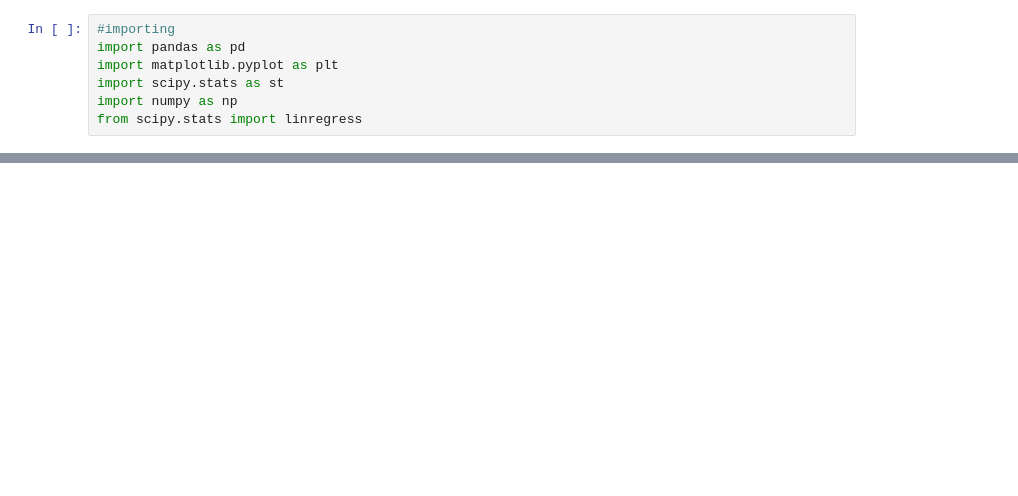
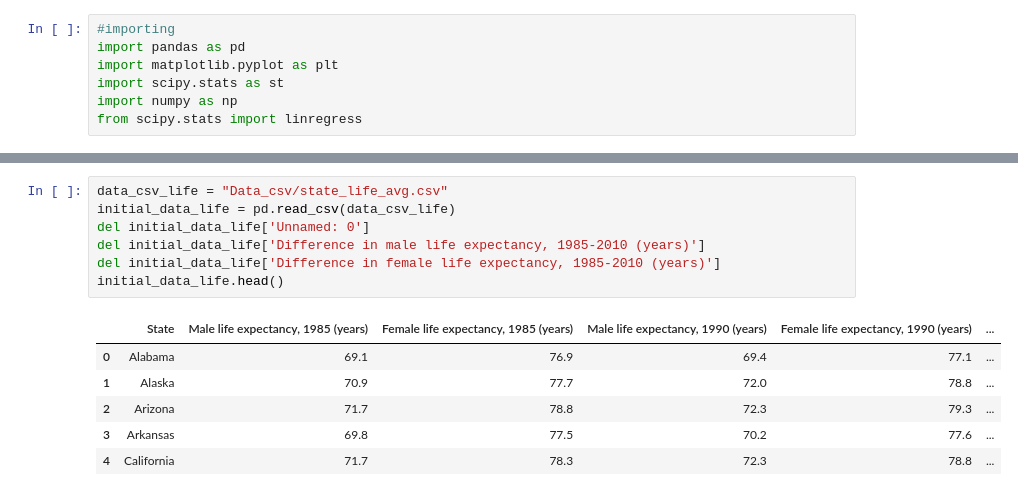
Before and after one commit to Mvillarreal88/State-of-Survival, a Jupyter notebook: Sandbox/Matthew/Linear Regression.ipynb, the cells around one changed output, grey strips where cells are left out. Drawn from its saved outputs; the diff is of its cells as text; blank space fills up the shorter version.

```diff
--- a/Sandbox/Matthew/Linear Regression.ipynb
+++ b/Sandbox/Matthew/Linear Regression.ipynb
@@ -39,0 +45,14 @@ initial_data.head()
+# %%
+data_csv_life = "Data_csv/state_life_avg.csv"
+initial_data_life = pd.read_csv(data_csv_life)
+del initial_data_life['Unnamed: 0']
+del initial_data_life['Difference in male life expectancy, 1985-2010 (years)']
+del initial_data_life['Difference in female life expectancy, 1985-2010 (years)']
+initial_data_life.head()
+# %% [output]
+|  | State | Male life expectancy, 1985 (years) | Female life expectancy, 1985 (years) | Male life expectancy, 1990 (years) | Female life expectancy, 1990 (years) | ... |
+| 0 | Alabama | 69.1 | 76.9 | 69.4 | 77.1 | ... |
+| 1 | Alaska | 70.9 | 77.7 | 72.0 | 78.8 | ... |
+| 2 | Arizona | 71.7 | 78.8 | 72.3 | 79.3 | ... |
+| 3 | Arkansas | 69.8 | 77.5 | 70.2 | 77.6 | ... |
+| 4 | California | 71.7 | 78.3 | 72.3 | 78.8 | ... |
```
Also changed, not shown: parts of 8 cells of this notebook.
